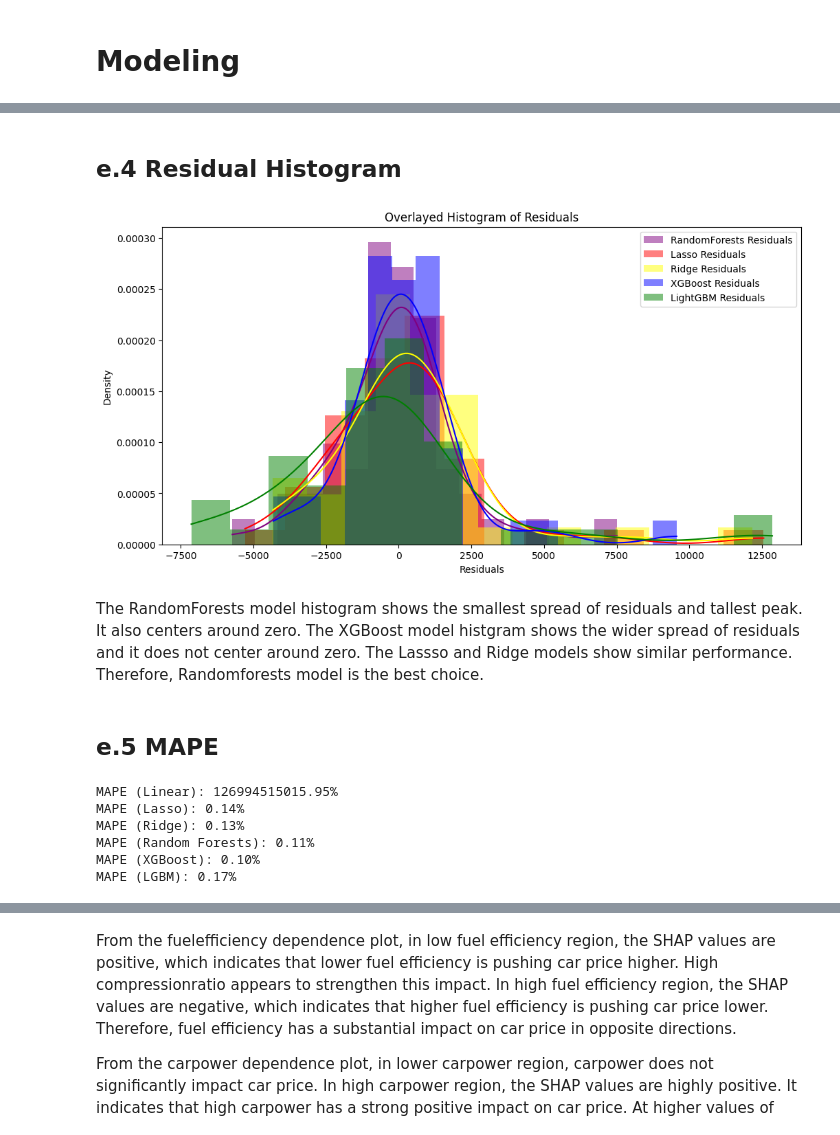
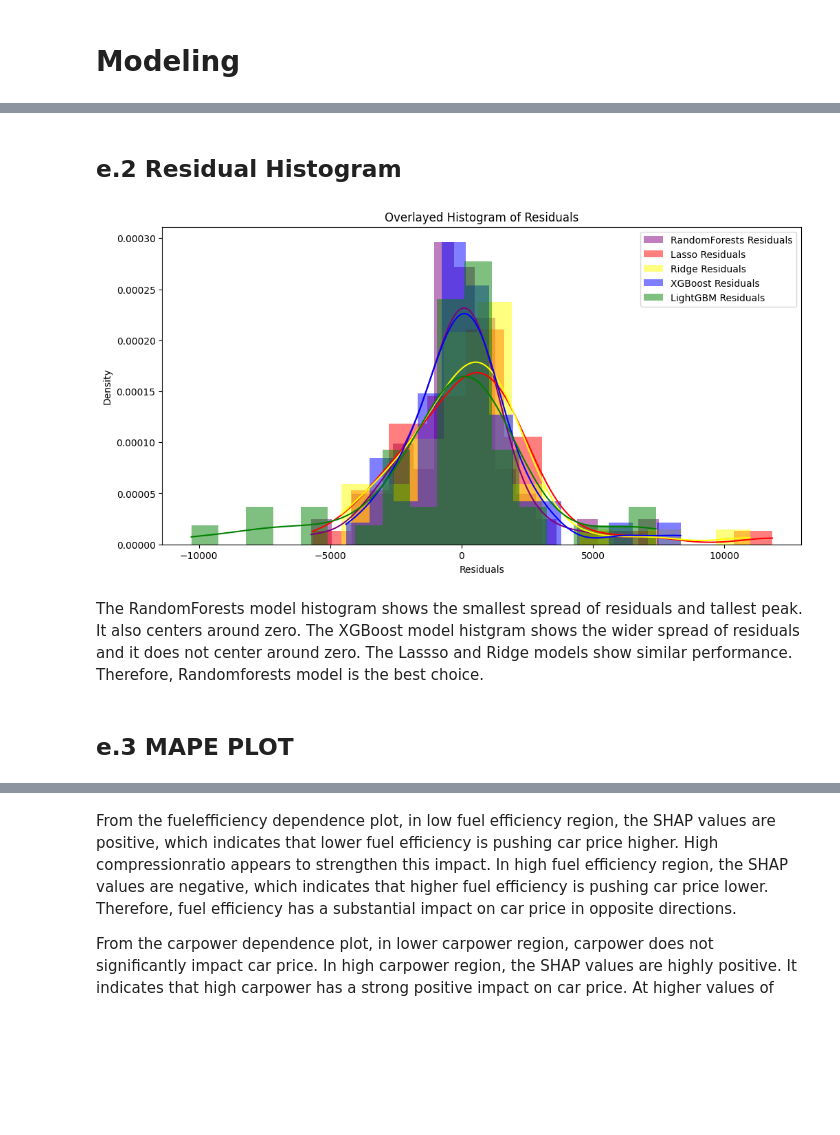
Before and after one commit to stevelitech2018/Capstone_2_car_price, a Jupyter notebook: Car price prediction multiple linear regression/Capstone_2nd_Modeling.ipynb, the cells around one changed output, grey strips where cells are left out. Drawn from its saved outputs; the diff is of its cells as text; code cells hidden in the pictures; blank space fills up the shorter version.

```diff
--- a/Car price prediction multiple linear regression/Capstone_2nd_Modeling.ipynb
+++ b/Car price prediction multiple linear regression/Capstone_2nd_Modeling.ipynb
@@ -122,18 +43,0 @@ RMSE: 2086.798123
-# %%
-#XGBoost
-
-import xgboost as xgb
-
-# Initialize XGBoost model
-xg_reg = xgb.XGBRegressor(objective ='reg:squarederror', colsample_bytree = 0.3, learning_rate = 0.1,
-                max_depth = 5, alpha = 10, n_estimators = 10)
-
-# Fit the model
-xg_reg.fit(X_train_scaled, y_train)
-
-# Predict
-preds_XGBoost = xg_reg.predict(X_test_scaled)
-
-# Calculate RMSE
-rmse = np.sqrt(mean_squared_error(y_test, preds_XGBoost))
-print("RMSE: %f" % (rmse))
@@ -201,17 +43,0 @@ RMSE: 2115.571009
-# %%
-#LighGBM
-
-import lightgbm as lgb
-
-# Initialize LGBM model
-lgb_reg = lgb.LGBMRegressor(objective='regression', learning_rate=0.1, n_estimators=100)
-
-# Fit the model
-lgb_reg.fit(X_train_scaled, y_train, eval_set=[(X_test_scaled, y_test)], eval_metric='l1', early_stopping_rounds=5)
-
-# Predict
-preds_LGBM = lgb_reg.predict(X_test_scaled)
-
-# Calculate RMSE
-rmse = np.sqrt(mean_squared_error(y_test, preds_LGBM))
-print("RMSE: %f" % (rmse))
@@ -317,72 +158,47 @@ rmse
 # %% [markdown]
-<a id="e.4"></a>
-## e.4 Residual Histogram
+<a id="e.2"></a>
+## e.2 Residual Histogram
 # %%
 import seaborn as sns
 
 # Calculate residuals
 #residuals_randomforests = y_test - random_forest_model.predict(X_test_scaled)
 # residuals_lasso = y_test - lasso_cv.predict(X_test_scaled)
 # residuals_ridge = y_test - ridge_cv.predict(X_test_scaled)
 # residuals_xgb = y_test - xg_reg.predict(X_test_scaled)  # from XGBoost
 # residuals_lgbm = y_test - lgb_reg.predict(X_test_scaled)  # from LightGBM
 
-residuals_randomforests = y_test - preds_random_forest
+residuals_randomforests = y_test - rf_preds
 residuals_lasso = y_test - preds_lasso
 residuals_ridge = y_test - preds_ridge
-residuals_xgb = y_test - preds_XGBoost
-residuals_lgm = y_test - preds_LGBM
-
-
+residuals_xgb = y_test - xgb_preds
+residuals_lgbm = y_test - lgb_preds
 
 
 # Set up the matplotlib figure
 plt.figure(figsize=(12, 6))
 
 # Plot histogram of residuals for each model
 sns.histplot(residuals_randomforests, color="purple", label="RandomForests Residuals", kde=True, stat="density", linewidth=0)
 sns.histplot(residuals_lasso, color="red", label="Lasso Residuals", kde=True, stat="density", linewidth=0)
 sns.histplot(residuals_ridge, color="yellow", label="Ridge Residuals", kde=True, stat="density", linewidth=0)
 sns.histplot(residuals_xgb, color="blue", label="XGBoost Residuals", kde=True, stat="density", linewidth=0)
 sns.histplot(residuals_lgbm, color="green", label="LightGBM Residuals", kde=True, stat="density", linewidth=0)
 
 # Plot formatting
 plt.title('Overlayed Histogram of Residuals')
 plt.xlabel('Residuals')
 plt.ylabel('Density')
 plt.legend()
 
 plt.show()
 # %% [output]
-[figure, old version]
+[figure, new version]
 # %% [markdown]
 The RandomForests model histogram shows the smallest spread of residuals and tallest peak. It also centers around zero. The XGBoost model histgram shows the wider spread of residuals and it does not center around zero. The Lassso and Ridge models show similar performance. Therefore, Randomforests model is the best choice.
 # %% [markdown]
-<a id="e.5"></a>
-## e.5 MAPE
+<a id="e.3"></a>
+## e.3 MAPE PLOT
-# %%
-from sklearn.metrics import mean_absolute_percentage_error
-# Calculate MAPE
-mape_linear = mean_absolute_percentage_error(y_test,preds_linear)
-mape_random_forest = mean_absolute_percentage_error(y_test,preds_random_forest)
-mape_XGBoost = mean_absolute_percentage_error(y_test,preds_XGBoost)
-mape_LGBM = mean_absolute_percentage_error(y_test,preds_LGBM)
-mape_lasso = mean_absolute_percentage_error(y_test, preds_lasso)
-mape_ridge = mean_absolute_percentage_error(y_test, preds_ridge)
-# Print the MAPE for both models
-print("MAPE (Linear): {:.2f}%".format(mape_linear))
-print("MAPE (Lasso): {:.2f}%".format(mape_lasso))
-print("MAPE (Ridge): {:.2f}%".format(mape_ridge))
-print("MAPE (Random Forests): {:.2f}%".format(mape_random_forest))
-print("MAPE (XGBoost): {:.2f}%".format(mape_XGBoost))
-print("MAPE (LGBM): {:.2f}%".format(mape_LGBM))
-# %% [output]
-MAPE (Linear): 126994515015.95%
-MAPE (Lasso): 0.14%
-MAPE (Ridge): 0.13%
-MAPE (Random Forests): 0.11%
-MAPE (XGBoost): 0.10%
-MAPE (LGBM): 0.17%
 # %%
 import matplotlib.pyplot as plt
 
```
Also changed, not shown: parts of 23 cells of this notebook, 1 other file.
